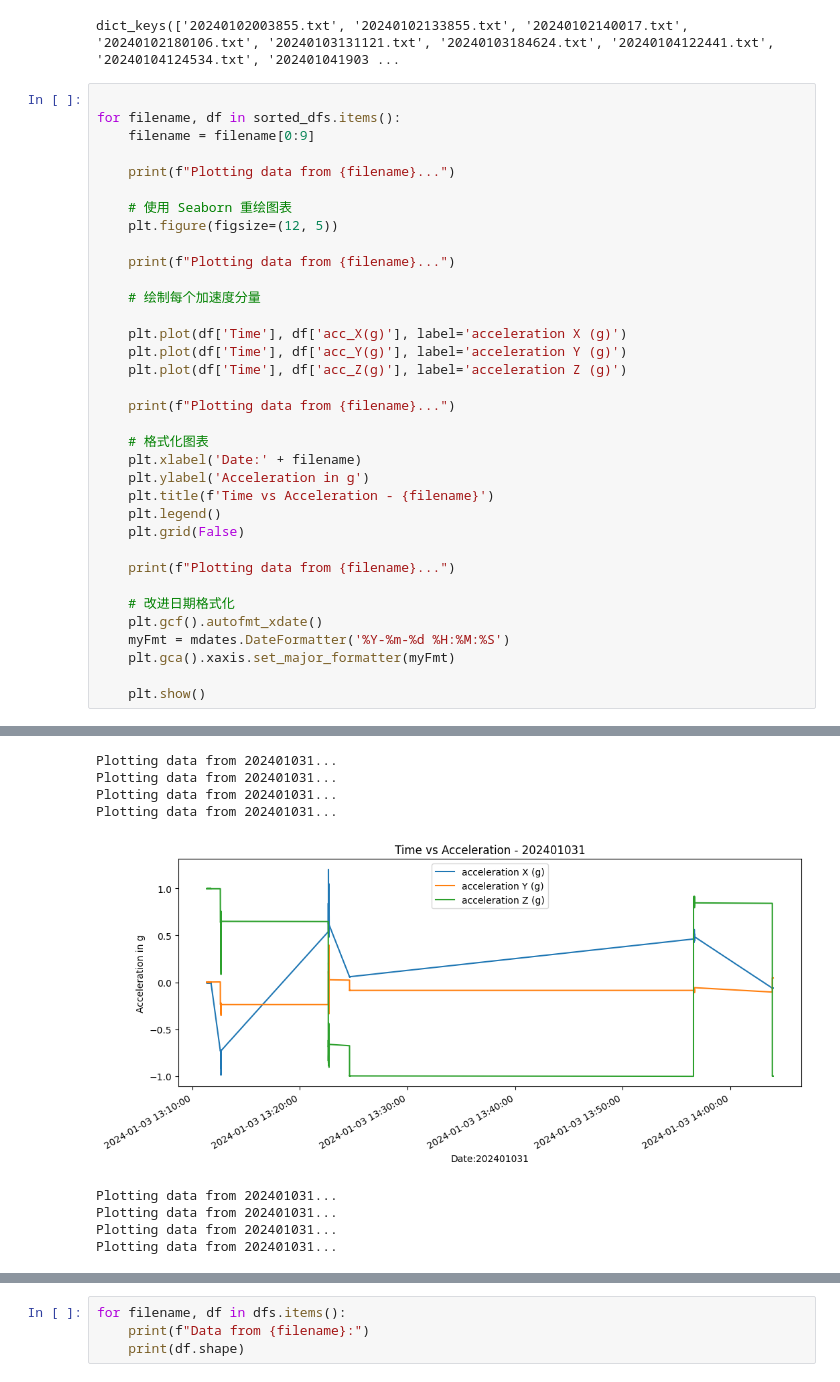
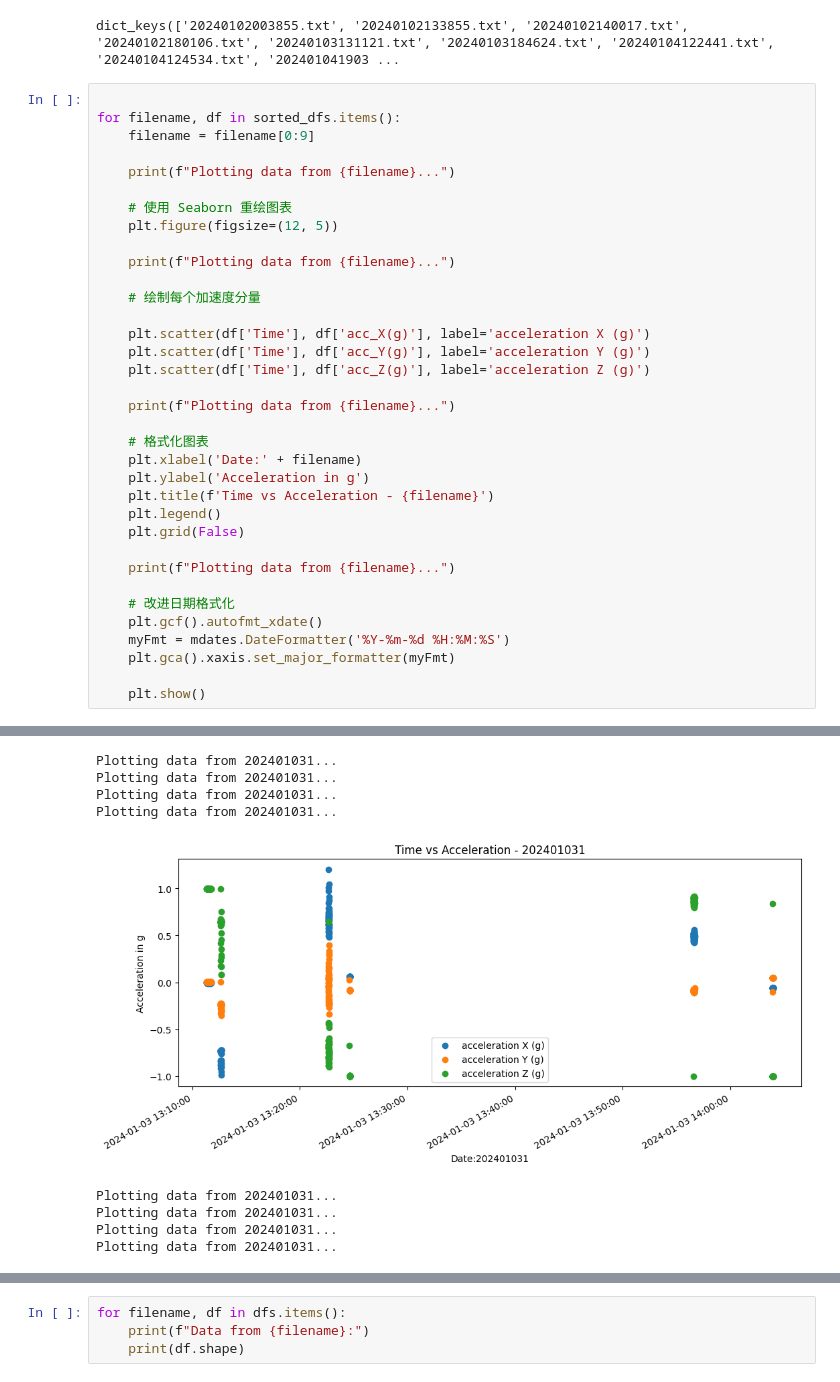
Before and after one commit to bill-unitech2021/motion_recognition_with_sensor_data, a Jupyter notebook: 01_EDA_und_visualization.ipynb, the cells around one changed output, grey strips where cells are left out. Drawn from its saved outputs; the diff is of its cells as text.

```diff
--- a/01_EDA_und_visualization.ipynb
+++ b/01_EDA_und_visualization.ipynb
@@ -99,9 +99,9 @@ for filename, df in sorted_dfs.items():
 
     # 绘制每个加速度分量
 
-    plt.plot(df['Time'], df['acc_X(g)'], label='acceleration X (g)')
-    plt.plot(df['Time'], df['acc_Y(g)'], label='acceleration Y (g)')
-    plt.plot(df['Time'], df['acc_Z(g)'], label='acceleration Z (g)')
+    plt.scatter(df['Time'], df['acc_X(g)'], label='acceleration X (g)')
+    plt.scatter(df['Time'], df['acc_Y(g)'], label='acceleration Y (g)')
+    plt.scatter(df['Time'], df['acc_Z(g)'], label='acceleration Z (g)')
 
     print(f"Plotting data from {filename}...")
 
@@ -144,8 +144,8 @@ Plotting data from 202401021...
 Plotting data from 202401031...
 Plotting data from 202401031...
 Plotting data from 202401031...
 Plotting data from 202401031...
-[figure, old version]
+[figure, new version]
 Plotting data from 202401031...
 Plotting data from 202401031...
 Plotting data from 202401031...
```
Also changed, not shown: parts of 1 cell of this notebook, 1 other file.
